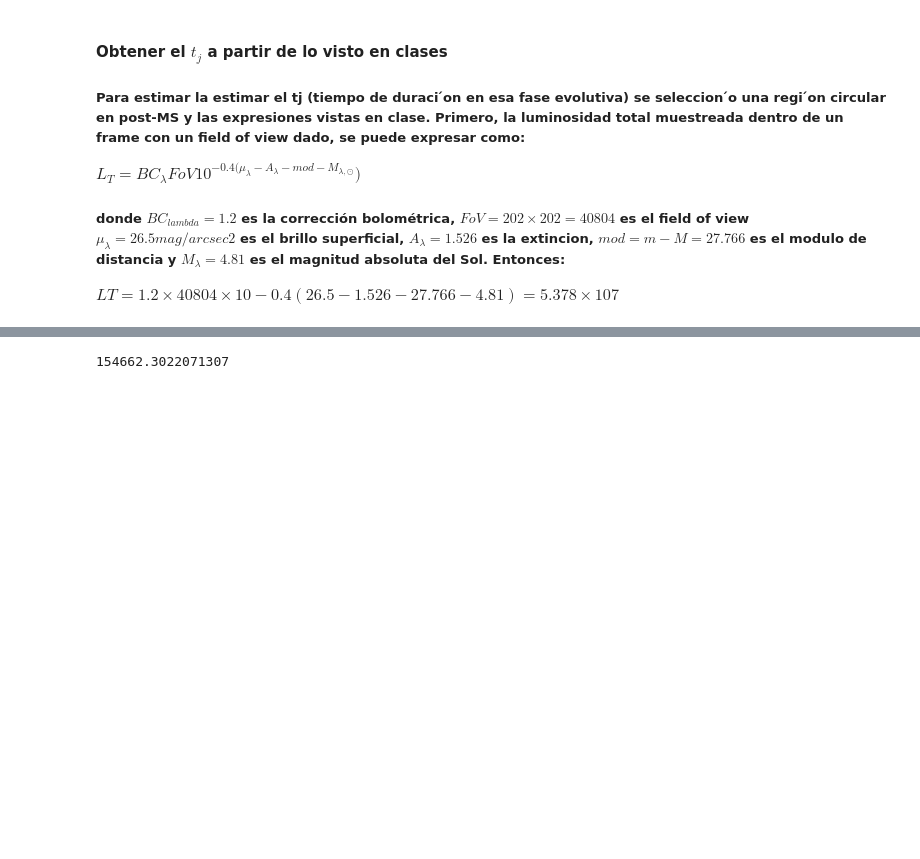
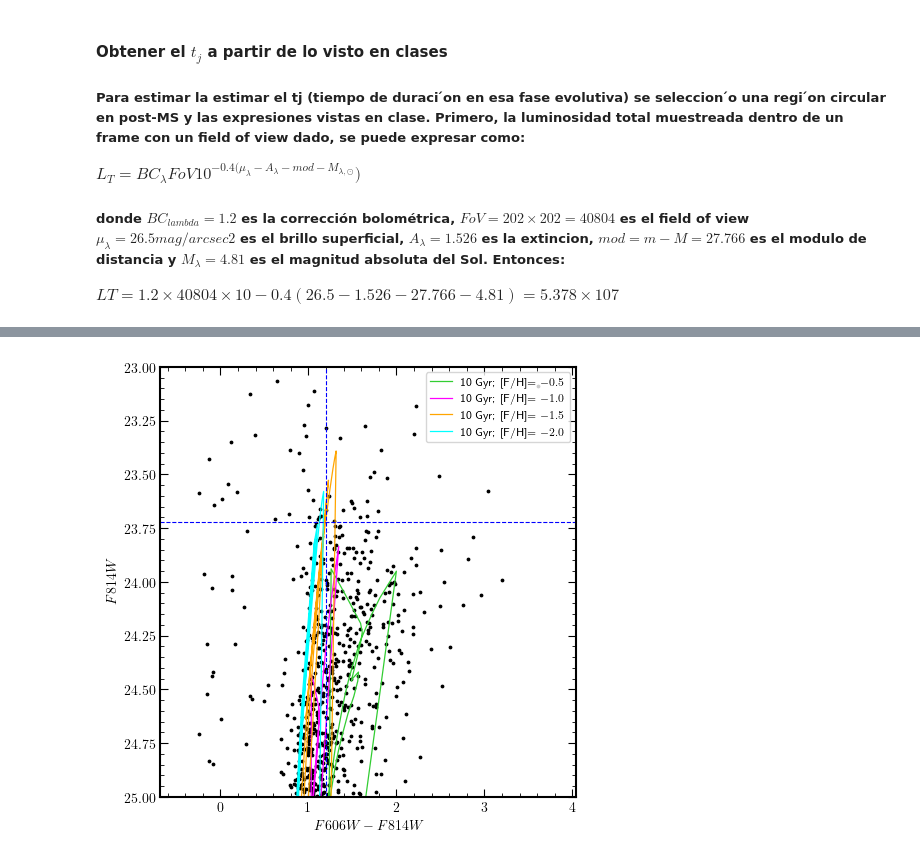
Before and after one commit to pmarchantc/Topicos-astr2024, a Jupyter notebook: M2/practico_M2.ipynb, the cells around one changed output, grey strips where cells are left out. Drawn from its saved outputs; the diff is of its cells as text; code cells hidden in the pictures; blank space fills up the shorter version.

```diff
--- a/M2/practico_M2.ipynb
+++ b/M2/practico_M2.ipynb
@@ -367,10 +292,18 @@ iso['F606W_'] = Extintion_corr(iso['F606Wmag'], A_606_)
 # %%
-A_814_
+T['M_F606W'] = M_distance_modulus(T['F606W_'], TRGB_distance.value)
+T['M_F814W'] = M_distance_modulus(T['F814W_'], TRGB_distance.value)
+
+iso['m_F814W'] = m_distance_modulus(iso['F814Wmag'], TRGB_distance.value)
+iso['m_F606W'] = m_distance_modulus(iso['F606Wmag'], TRGB_distance.value)
-# %% [output]
-154662.3022071307
 # %%
 iso_8e9 = iso[iso['logAge']==9.90309]
 iso_9e9 = iso[iso['logAge']==9.95424]
 iso_10e9 = iso[iso['logAge']==10.0]
 iso_11e9 = iso[iso['logAge']==10.04139]
 iso_12e9 = iso[iso['logAge']==10.07918]
+# %%
+i_m1 = iso_10e9[iso_10e9['MH']== -0.5 ]
+i_m2 = iso_10e9[iso_10e9['MH']== -1 ]
+i_m3 = iso_10e9[iso_10e9['MH']== -1.5 ]
+i_m4 = iso_10e9[iso_10e9['MH']== -2 ]
+i_m5 = iso_10e9[iso_10e9['MH']== -2.19174 ]
@@ -377,3 +316,33 @@ iso_12e9 = iso[iso['logAge']==10.07918]
+# %%
+fig, ax = plt.subplots(1,1, figsize=(5,5))
+
+ax.scatter(T['F606W_']-T['F814W_'], T['F814W_'], s=3, color='black', alpha=1)
+
+ax.plot(i_m1['m_F606W']-i_m1['m_F814W'], i_m1['m_F814W'], c='limegreen', lw=0.9, label=r'10 Gyr; [F/H]$=-0.5$')
+ax.plot(i_m2['m_F606W']-i_m2['m_F814W'], i_m2['m_F814W'], c='magenta', lw=0.9, label=r'10 Gyr; [F/H]$=-1.0$')
+ax.plot(i_m3['m_F606W']-i_m3['m_F814W'], i_m3['m_F814W'], c='orange', lw=0.9, label=r'10 Gyr; [F/H]$=-1.5$')
+ax.plot(i_m4['m_F606W']-i_m4['m_F814W'], i_m4['m_F814W'], c='cyan', lw=0.9, label=r'10 Gyr; [F/H]$=-2.0$')
+
+#ax.scatter(i_m1['m_F606W']-i_m1['m_F814W'], i_m1['m_F814W'], s=8, fc='limegreen', ec='black', lw=0.3, label=r'10 Gyr; [F/H]$=-0.5$')
+#ax.scatter(i_m2['m_F606W']-i_m2['m_F814W'], i_m2['m_F814W'], s=8, fc='magenta', ec='black', lw=0.3, label=r'10 Gyr; [F/H]$=-1.0$')
+#ax.scatter(i_m3['m_F606W']-i_m3['m_F814W'], i_m3['m_F814W'], s=8, fc='orange', ec='black', lw=0.3, label=r'10 Gyr; [F/H]$=-1.5$')
+#ax.scatter(i_m4['m_F606W']-i_m4['m_F814W'], i_m4['m_F814W'], s=8, fc='cyan', ec='black', lw=0.3, label=r'10 Gyr; [F/H]$=-2.0$')
+
+ax.axhline(y=TRGB_mag, color='blue', linestyle='--', lw=0.8)
+ax.axvline(x=TRGB_color, color='blue', linestyle='--', lw=0.8)
+ax.set_ylim(ax.get_ylim()[::-1])
+ax.set_xlabel(r'$F606W-F814W$')
+ax.set_ylabel(r'$F814W$')
+ax.minorticks_on()
+ax.tick_params(axis='x', which='both', top=True, direction='in')
+ax.tick_params(axis='y', which='both', right=True, direction='in')
+#ax.set_ylim(26.5,21)
+ax.set_ylim(25,23)
+
+ax.legend(fontsize=8, loc=1)
+plt.tight_layout()
+# %% [output]
+[figure, added]
 # %%
 fig, ax = plt.subplots(1,1, figsize=(5,5))
 
```
Also changed, not shown: parts of 18 cells of this notebook, 4 other files.
